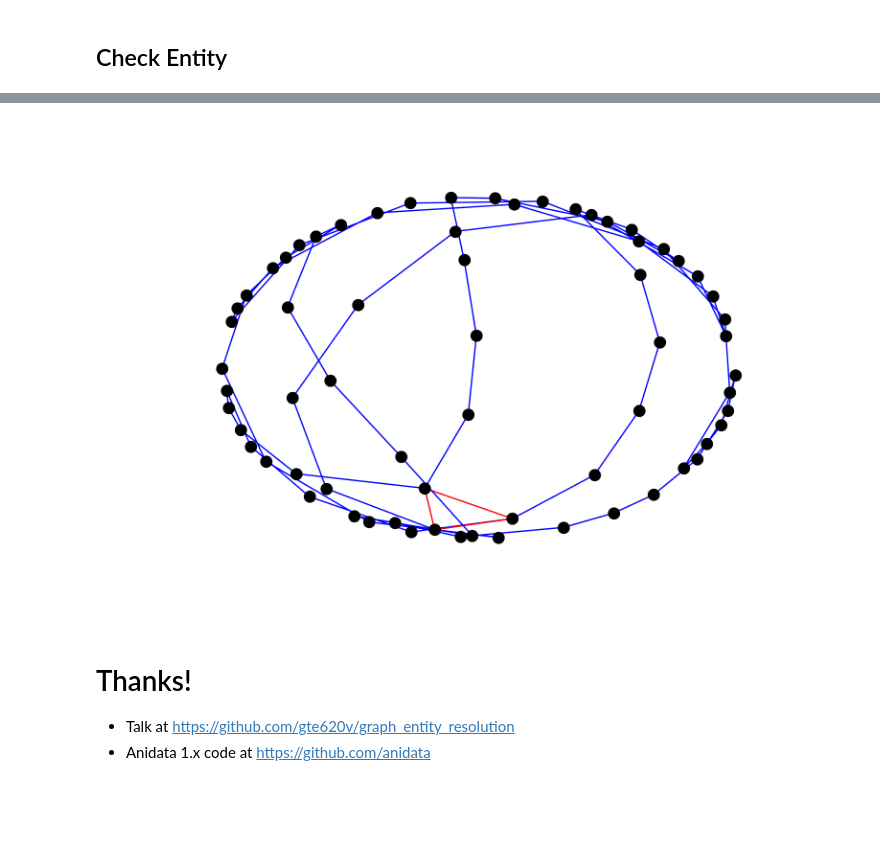
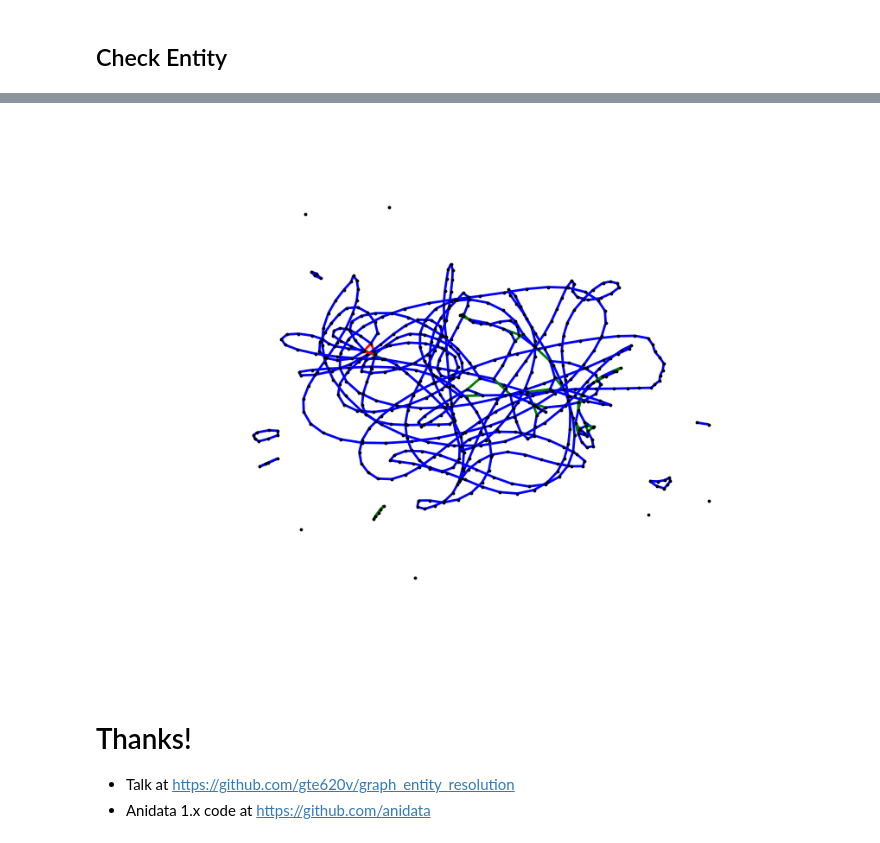
Before and after one commit to gte620v/graph_entity_resolution, a Jupyter notebook: Talk.ipynb, the cells around one changed output, grey strips where cells are left out. Drawn from its saved outputs; the diff is of its cells as text; code cells hidden in the pictures; blank space fills up the shorter version.

Commit message:
updating graphs

```diff
--- a/Talk.ipynb
+++ b/Talk.ipynb
@@ -367,13 +367,13 @@ df_out.loc[560].sort_index()
 # %%
-G_check = G.subgraph(df_out.loc[560].post_id.values)
+G_check = G.subgraph(df_out.loc[560:580].post_id.values)
 
 pos = nx.spring_layout(G_check)
 
 
 colors = [G_check[u][v]['color'] for u,v in G_check.edges()]
-nx.draw(G_check,pos,node_color='k',edge_color=colors,width=2)
+nx.draw(G_check,pos,node_color='k',edge_color=colors,width=2,node_size=3)
 # %% [output]
-[figure, old version]
+[figure, new version]
 # %% [markdown]
 # Thanks!
 
```
Also changed, not shown: parts of 13 cells of this notebook.
